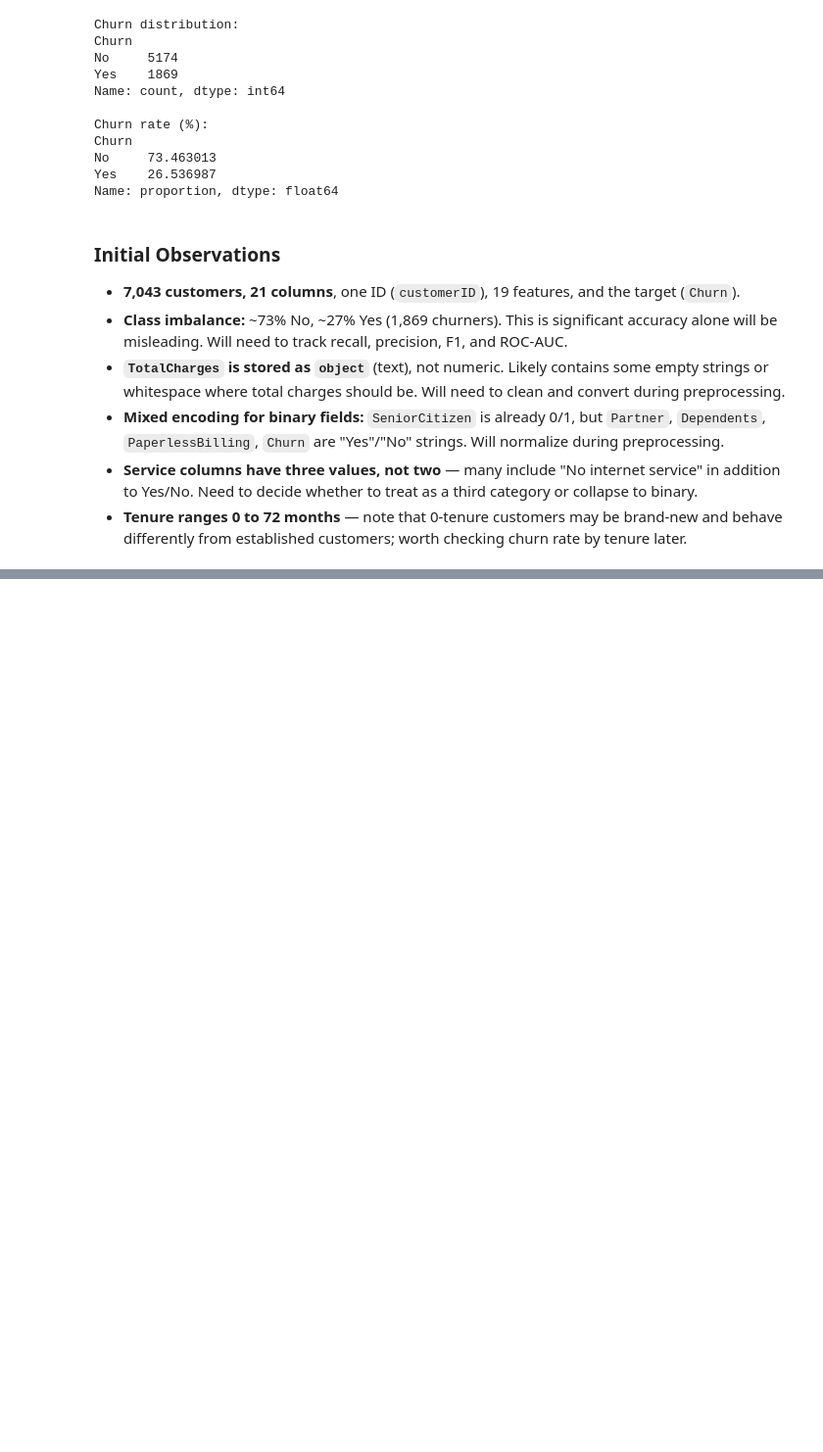
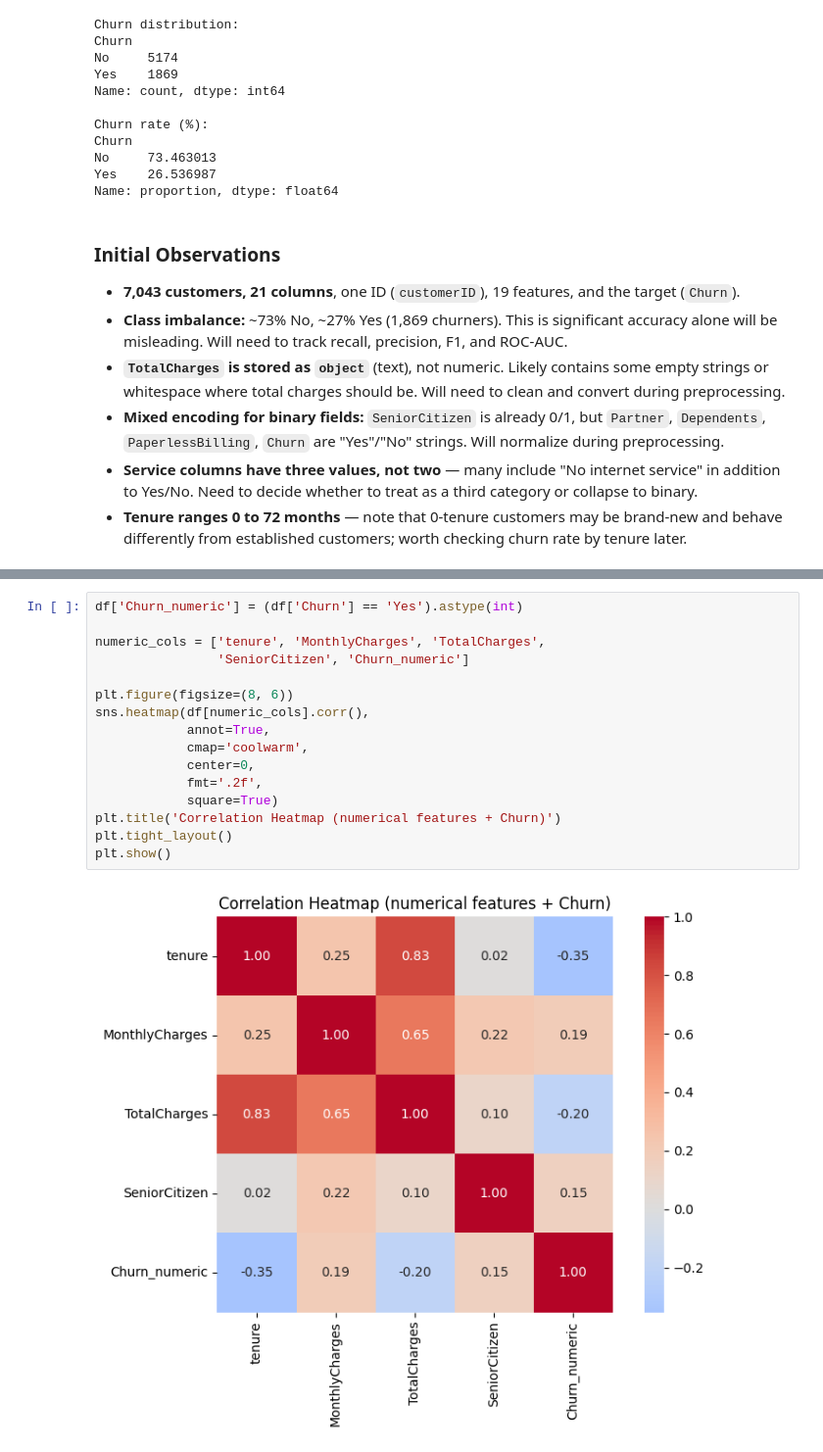
Before and after one commit to ZakkiShah5/telco-churn-prediction, a Jupyter notebook: notebooks/01_eda_modeling.ipynb, the cells around one changed output, grey strips where cells are left out. Shown at 98% size. Cells and saved outputs as stored; diff of their text form; blank space fills up the shorter version.

```diff
--- a/notebooks/01_eda_modeling.ipynb
+++ b/notebooks/01_eda_modeling.ipynb
@@ -58,0 +97,18 @@ Name: proportion, dtype: float64
+# %%
+df['Churn_numeric'] = (df['Churn'] == 'Yes').astype(int)
+
+numeric_cols = ['tenure', 'MonthlyCharges', 'TotalCharges',
+                'SeniorCitizen', 'Churn_numeric']
+
+plt.figure(figsize=(8, 6))
+sns.heatmap(df[numeric_cols].corr(),
+            annot=True,
+            cmap='coolwarm',
+            center=0,
+            fmt='.2f',
+            square=True)
+plt.title('Correlation Heatmap (numerical features + Churn)')
+plt.tight_layout()
+plt.show()
+# %% [output]
+[figure, added]
```
Also changed, not shown: parts of 5 cells of this notebook, 1 other file.
